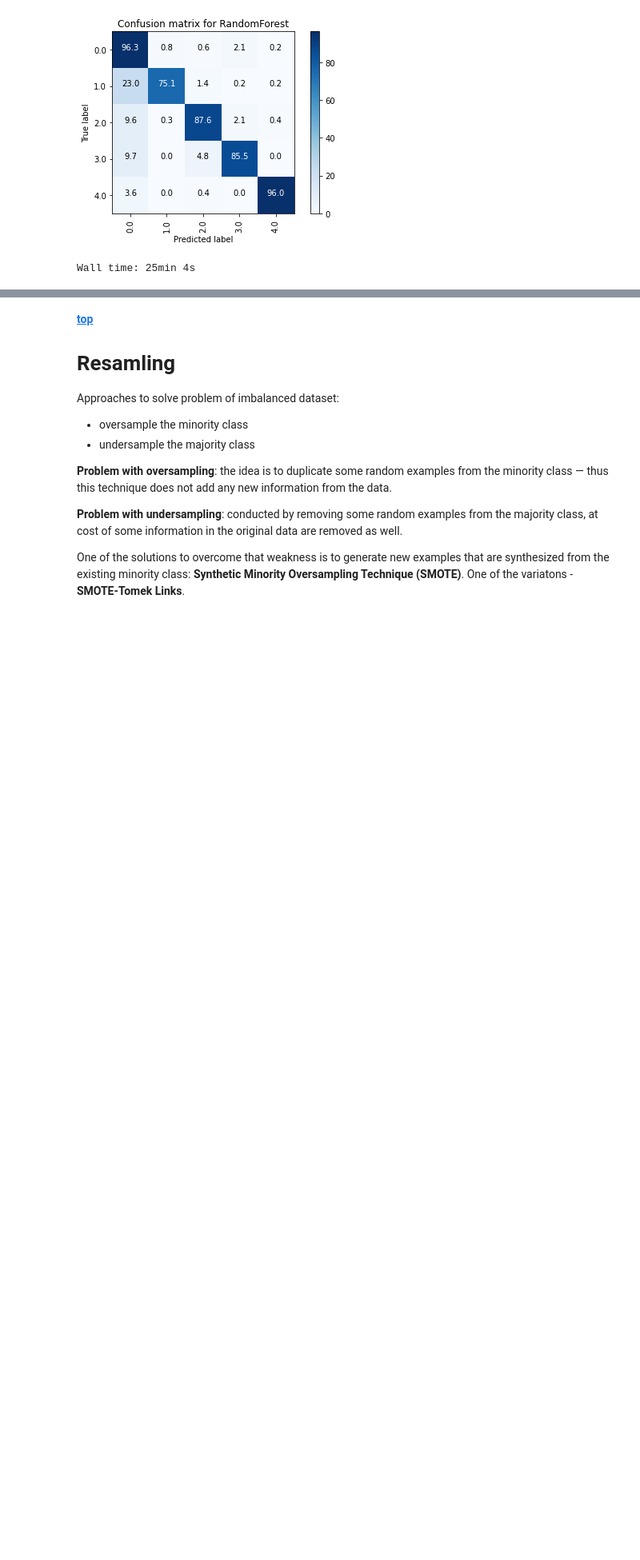
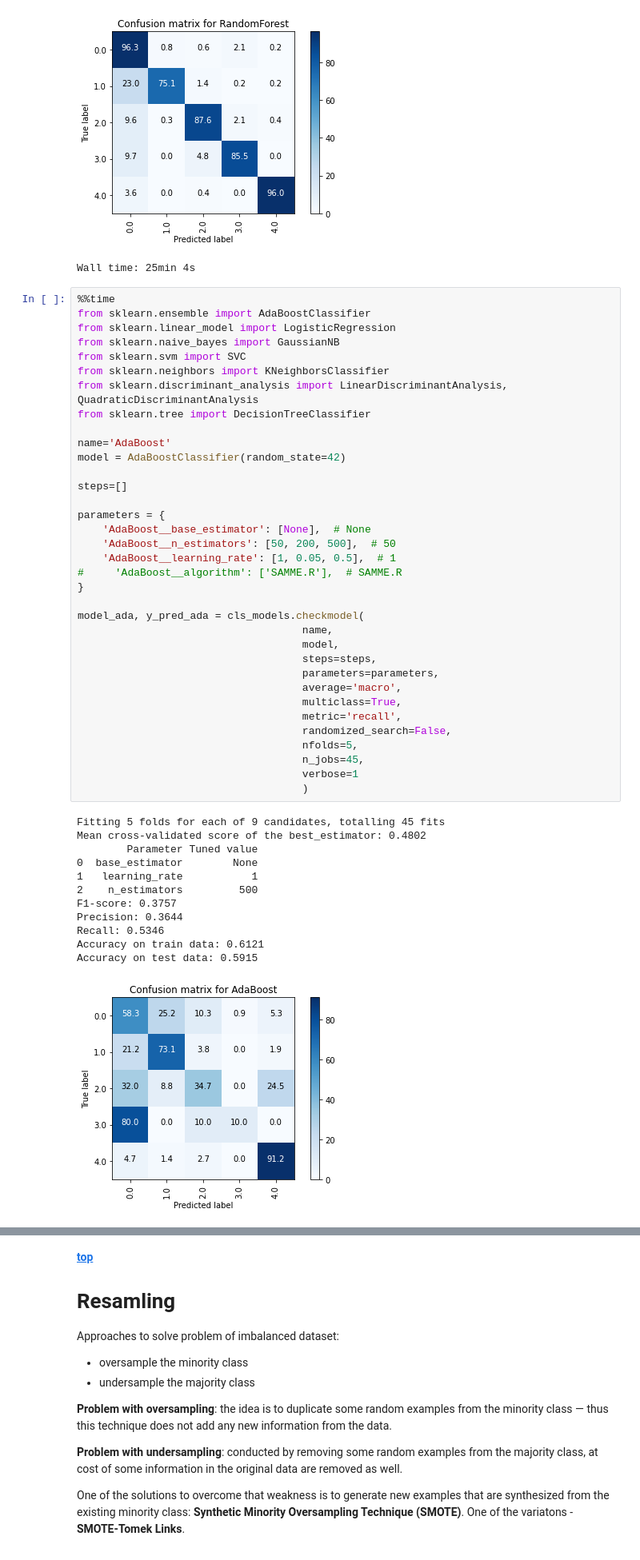
Before and after one commit to nastiag67/ecgn, a Jupyter notebook: README.ipynb, the cells around one changed output, grey strips where cells are left out. Shown at 80% size. Drawn from its saved outputs; the diff is of its cells as text; blank space fills up the shorter version.

```diff
--- a/README.ipynb
+++ b/README.ipynb
@@ -639,3 +644,51 @@ Accuracy on train data: 0.9494
 Accuracy on test data: 0.9509
 [figure]
 Wall time: 25min 4s
+# %%
+%%time
+from sklearn.ensemble import AdaBoostClassifier
+from sklearn.linear_model import LogisticRegression
+from sklearn.naive_bayes import GaussianNB
+from sklearn.svm import SVC
+from sklearn.neighbors import KNeighborsClassifier
+from sklearn.discriminant_analysis import LinearDiscriminantAnalysis, QuadraticDiscriminantAnalysis
+from sklearn.tree import DecisionTreeClassifier
+
+name='AdaBoost'
+model = AdaBoostClassifier(random_state=42)
+
+steps=[]
+
+parameters = {
+    'AdaBoost__base_estimator': [None],  # None
+    'AdaBoost__n_estimators': [50, 200, 500],  # 50
+    'AdaBoost__learning_rate': [1, 0.05, 0.5],  # 1
+#     'AdaBoost__algorithm': ['SAMME.R'],  # SAMME.R
+}
+
+model_ada, y_pred_ada = cls_models.checkmodel(
+                                    name,
+                                    model,
+                                    steps=steps,
+                                    parameters=parameters,
+                                    average='macro',
+                                    multiclass=True,
+                                    metric='recall',
+                                    randomized_search=False,
+                                    nfolds=5,
+                                    n_jobs=45,
+                                    verbose=1
+                                    )
+# %% [output]
+Fitting 5 folds for each of 9 candidates, totalling 45 fits
+Mean cross-validated score of the best_estimator: 0.4802
+        Parameter Tuned value
+0  base_estimator        None
+1   learning_rate           1
+2    n_estimators         500
+F1-score: 0.3757
+Precision: 0.3644
+Recall: 0.5346
+Accuracy on train data: 0.6121
+Accuracy on test data: 0.5915
+[figure, added]
```
Also changed, not shown: parts of 15 cells of this notebook, 8 other files.
